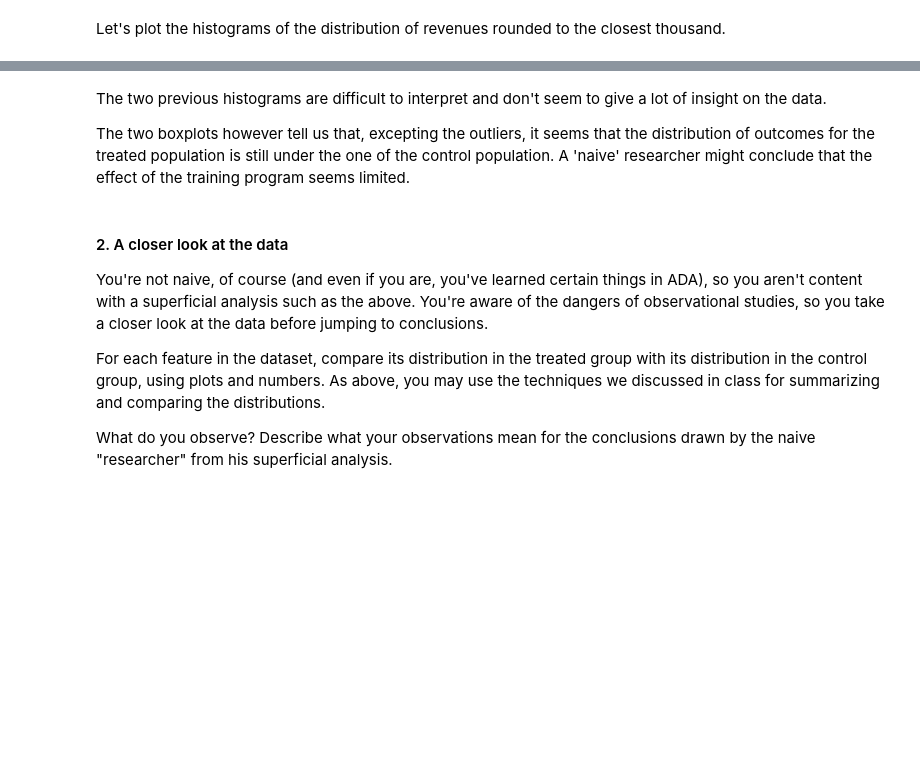
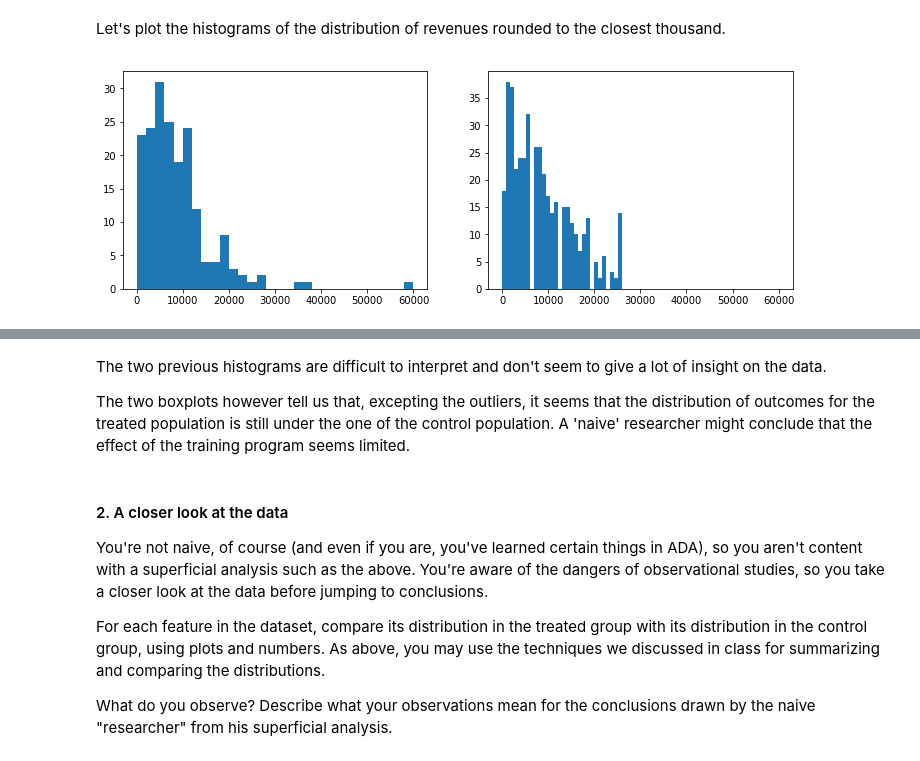
Before and after one commit to armand33/applied_data_analysis_2017, a Jupyter notebook: 04 - Applied ML/Homework 4.ipynb, the cells around one changed output, grey strips where cells are left out. Saved outputs shown, nothing was run; the diff lists cells and outputs as text; code cells hidden in the pictures; blank space fills up the shorter version.

```diff
--- a/04 - Applied ML/Homework 4.ipynb
+++ b/04 - Applied ML/Homework 4.ipynb
@@ -142,5 +142,13 @@ plt.show()
 # %% [markdown]
 Let's plot the histograms of the distribution of revenues rounded to the closest thousand.
+# %%
+fig, ax = plt.subplots(1,2, sharex=True)
+fig.set_size_inches(12,4)
+ax[0].hist(treated_x, bins = 30)
+ax[1].hist(control_x, bins = 30)
+plt.show()
+# %% [output]
+[figure, added]
 # %%
 treated_x = df.loc[df.treat == 1, 're78'].values.round(-3)
 control_x = df.loc[df.treat == 0, 're78'].values.round(-3)
```
Also changed, not shown: parts of 4 cells of this notebook.
